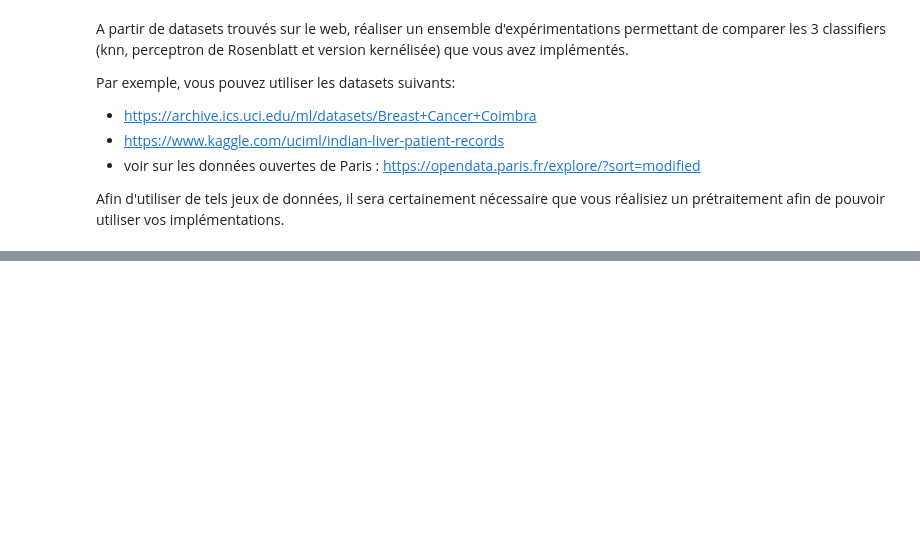
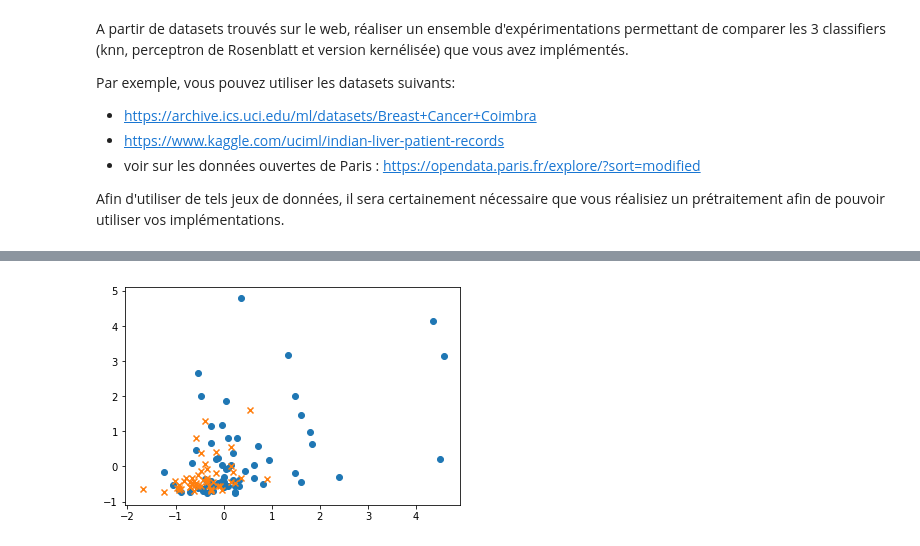
Before and after one commit to arianacarnielli/3I026, a Jupyter notebook: tme03/TME-03-Carnielli.ipynb, the cells around one changed output, grey strips where cells are left out. Saved outputs shown, nothing was run; the diff lists cells and outputs as text; code cells hidden in the pictures; blank space fills up the shorter version.

```diff
--- a/tme03/TME-03-Carnielli.ipynb
+++ b/tme03/TME-03-Carnielli.ipynb
@@ -684,0 +774,13 @@ Afin d'utiliser de tels jeux de données, il sera certainement nécessaire que v
+# %%
+c2D = ls.LabeledSet(2)
+res = 0
+for i, r, in cancer_pd.iterrows():
+    if r["Classification"] < 0:
+        res = -1
+    else:
+        res = 1
+    c2D.addExample(r.values[2:4],res)   # ajout des vecteurs du dataset
+
+ut.plot2DSet(c2D)
+# %% [output]
+[figure, added]
```
Also changed, not shown: parts of 42 cells of this notebook, 2 other files.
